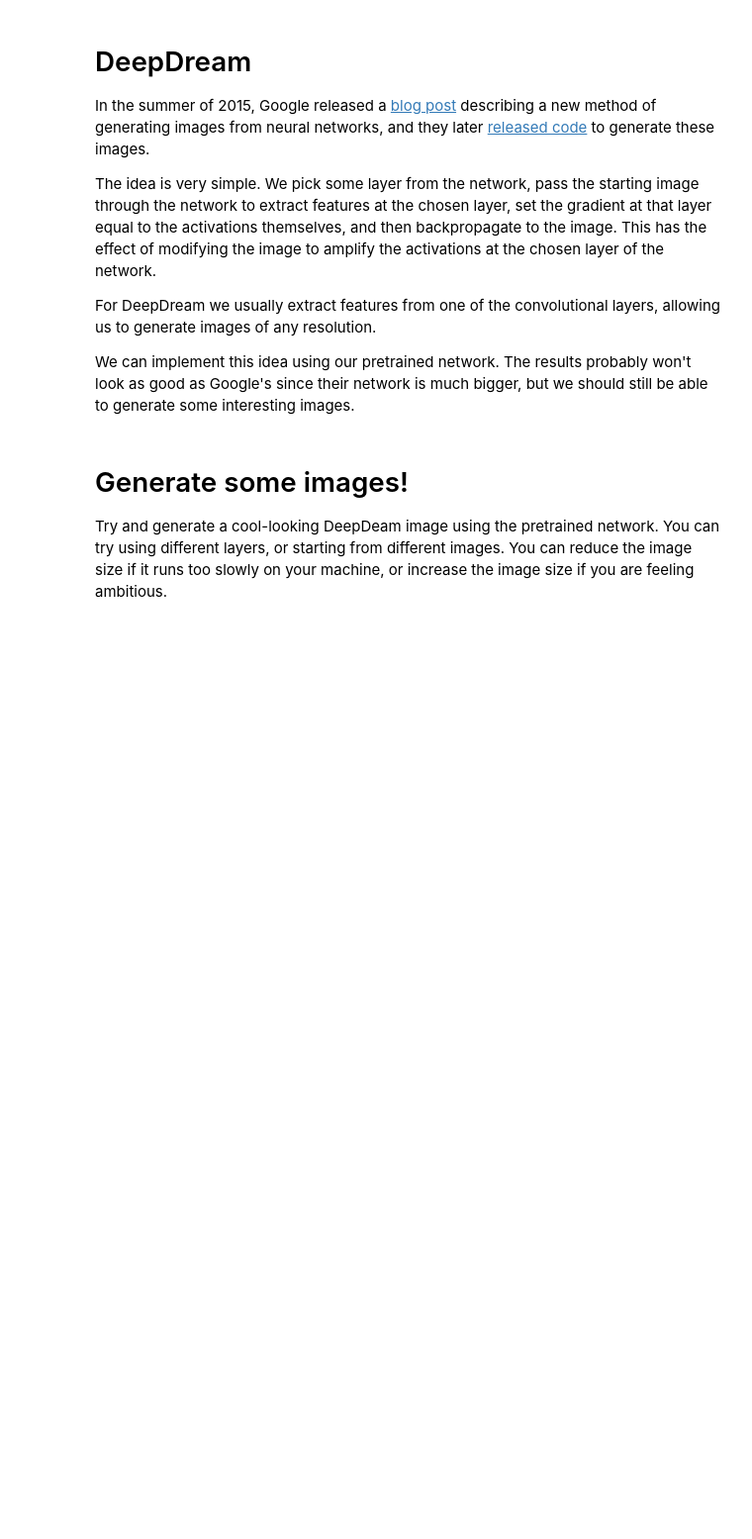
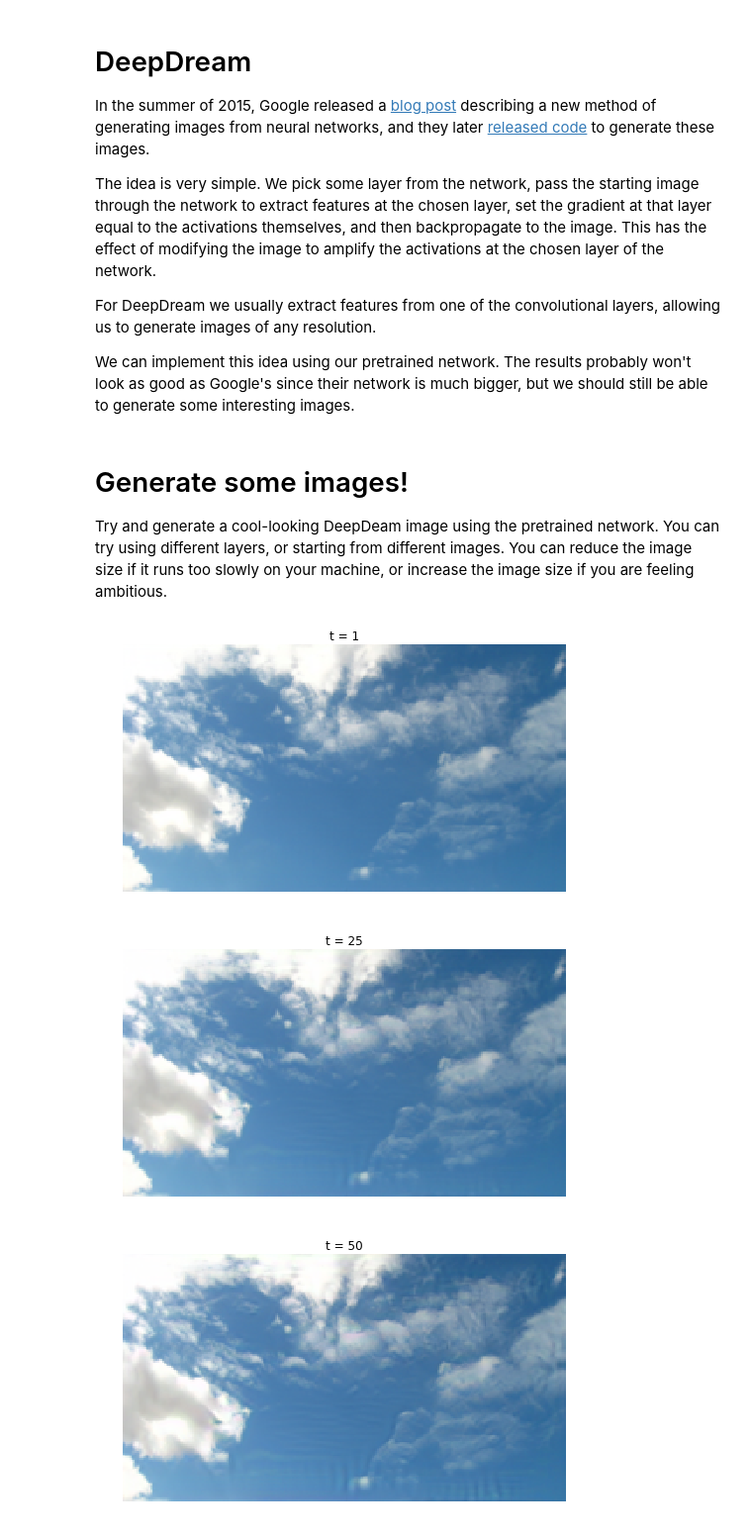
Before and after one commit to mowayao/CS231n-Convolutional-Neural-Networks-for-Visual-Recognition, a Jupyter notebook: assignment3/ImageGeneration.ipynb, the cells around one changed output. Shown at 99% size. Saved outputs shown, nothing was run; the diff lists cells and outputs as text; code cells hidden in the pictures; blank space fills up the shorter version.

```diff
--- a/assignment3/ImageGeneration.ipynb
+++ b/assignment3/ImageGeneration.ipynb
@@ -314,7 +348,10 @@ def deepdream(X, layer, model, **kwargs):
     # computing the image gradient dX, you should use the learning rate to     #
     # update the image X.                                                      #
     ############################################################################
-    pass
+    out,cache = model.forward(X,end=layer)
+    dout = out.copy()
+    dX, grads = model.backward(dout, cache)
+    X -= learning_rate*dX
     ############################################################################
     #                             END OF YOUR CODE                             #
     ############################################################################
@@ -341,24 +378,28 @@ Try and generate a cool-looking DeepDeam image using the pretrained network. You
 # %%
 def read_image(filename, max_size):
   """
   Read an image from disk and resize it so its larger side is max_size
   """
   img = imread(filename)
   H, W, _ = img.shape
   if H >= W:
     img = imresize(img, (max_size, int(W * float(max_size) / H)))
   elif H < W:
     img = imresize(img, (int(H * float(max_size) / W), max_size))
   return img
 
-filename = 'kitten.jpg'
+filename = 'sky.jpg'
 max_size = 256
 img = read_image(filename, max_size)
 plt.imshow(img)
 plt.axis('off')
 
 # Preprocess the image by converting to float, transposing,
 # and performing mean subtraction.
 img_pre = preprocess_image(img, data['mean_image'], mean='pixel')
 
 out = deepdream(img_pre, 7, model, learning_rate=2000)
+# %% [output]
+[figure, added]
+[figure, added]
+[figure, added]
```
Also changed, not shown: parts of 5 cells of this notebook, 3 other files.
